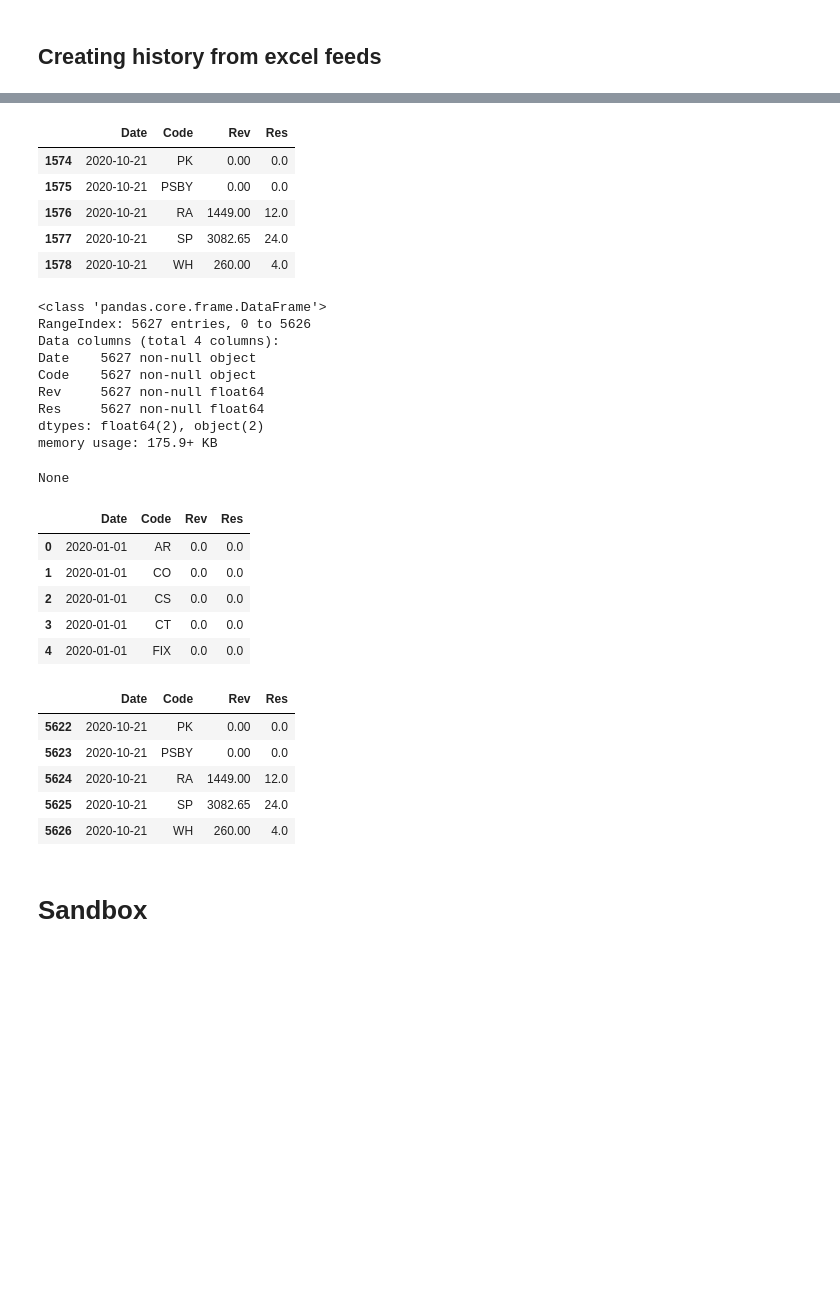
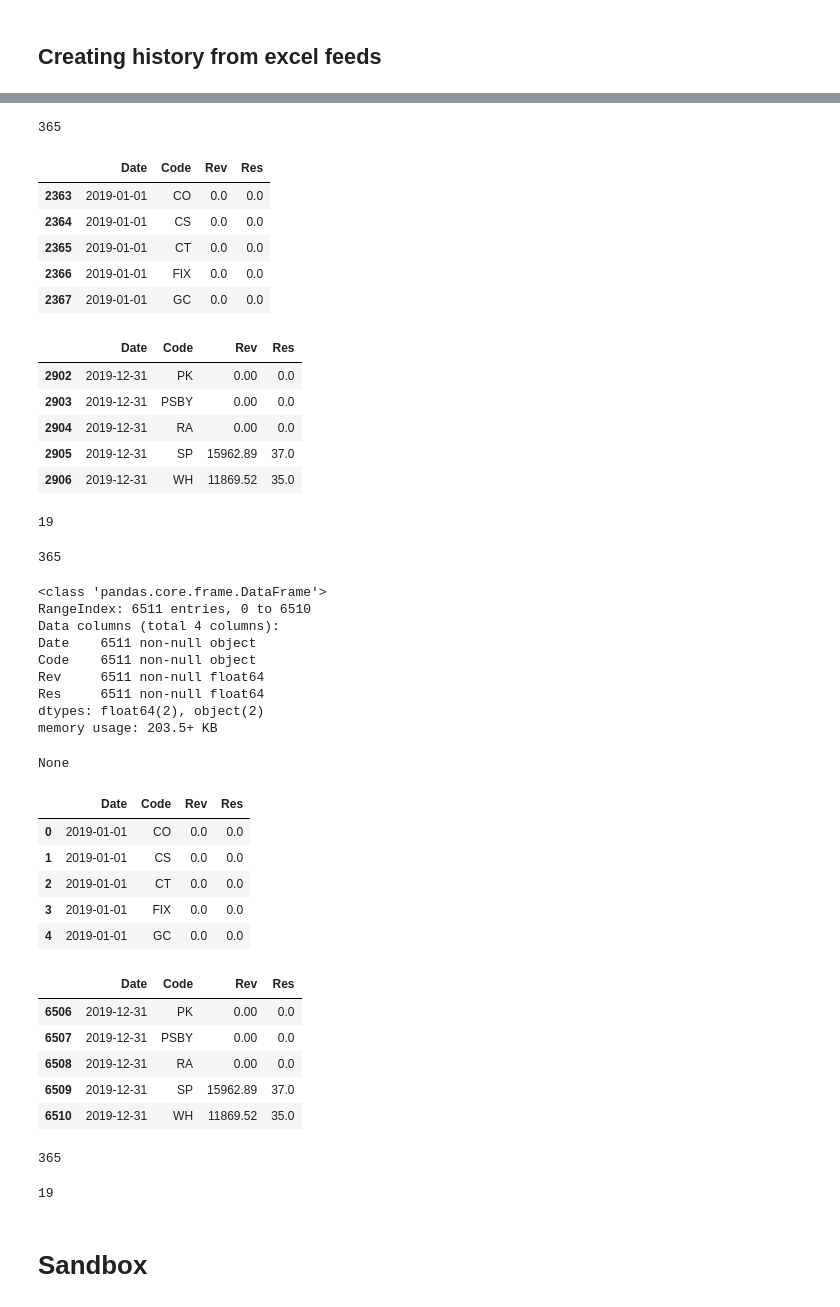
Before and after one commit to cjw21889/revreports, a Jupyter notebook: notebooks/Arlo.ipynb, the cells around one changed output, grey strips where cells are left out. Cells and saved outputs as stored; diff of their text form; code cells hidden in the pictures; blank space fills up the shorter version.

```diff
--- a/notebooks/Arlo.ipynb
+++ b/notebooks/Arlo.ipynb
@@ -226,5 +256,5 @@ history.loc[8595:8596, 'Date'] = 'paste date here'
 # %%
 # input date filters to pull real actuals from start
-start_df = history[(history.Date.dt.year == 2020) & (history.Date.dt.month < 11) & (history.Date.dt.day < 22) ].copy()
+# start_df = history[(history.Date.dt.year == 2019)].copy()
 # comment out above and create the end df
-# end_df = history[(history.Date.dt.year == 2020) & (history.Date.dt.month < 11) & (history.Date.dt.day < 22) ].copy()
+# end_df = history[(history.Date.dt.year == 2019)].copy() #& (history.Date.dt.month < 11) & (history.Date.dt.day < 22) ].copy()
@@ -240,15 +303,32 @@ NameError: name 'start_df' is not defined
+# %%
+# cut off any overlapping dates once you have a start and end df
+start_df.Date.nunique() + end_df.Date.nunique()
+
+# start_df = start_df[start_df.Date.dt.month < 8]
+# %% [output]
+365
 # %%
 # concat the two dataframes
 full_year = pd.concat([start_df, end_df])
 # %%
-# check the date range
+# check the date range and overlaps
 display(full_year.head())
-full_year.tail()
+display(full_year.tail())
+display(full_year.Date.value_counts().max())
+full_year.Date.nunique()
 # %% [output]
 |  | Date | Code | Rev | Res |
-| 1574 | 2020-10-21 | PK | 0.00 | 0.0 |
-| 1575 | 2020-10-21 | PSBY | 0.00 | 0.0 |
-| 1576 | 2020-10-21 | RA | 1449.00 | 12.0 |
-| 1577 | 2020-10-21 | SP | 3082.65 | 24.0 |
-| 1578 | 2020-10-21 | WH | 260.00 | 4.0 |
+| 2363 | 2019-01-01 | CO | 0.0 | 0.0 |
+| 2364 | 2019-01-01 | CS | 0.0 | 0.0 |
+| 2365 | 2019-01-01 | CT | 0.0 | 0.0 |
+| 2366 | 2019-01-01 | FIX | 0.0 | 0.0 |
+| 2367 | 2019-01-01 | GC | 0.0 | 0.0 |
+|  | Date | Code | Rev | Res |
+| 2902 | 2019-12-31 | PK | 0.00 | 0.0 |
+| 2903 | 2019-12-31 | PSBY | 0.00 | 0.0 |
+| 2904 | 2019-12-31 | RA | 0.00 | 0.0 |
+| 2905 | 2019-12-31 | SP | 15962.89 | 37.0 |
+| 2906 | 2019-12-31 | WH | 11869.52 | 35.0 |
+19
+365
 # %%
@@ -261,30 +342,34 @@ load = pd.read_csv(file)
 # load the file and check
 display(load.info())
 display(load.head())
-load.tail()
+display(load.tail())
+display(load.Date.nunique())
+display(load.Date.value_counts().max())
 # %% [output]
 <class 'pandas.core.frame.DataFrame'>
-RangeIndex: 5627 entries, 0 to 5626
+RangeIndex: 6511 entries, 0 to 6510
 Data columns (total 4 columns):
-Date    5627 non-null object
-Code    5627 non-null object
-Rev     5627 non-null float64
-Res     5627 non-null float64
+Date    6511 non-null object
+Code    6511 non-null object
+Rev     6511 non-null float64
+Res     6511 non-null float64
 dtypes: float64(2), object(2)
-memory usage: 175.9+ KB
+memory usage: 203.5+ KB
 None
 |  | Date | Code | Rev | Res |
-| 0 | 2020-01-01 | AR | 0.0 | 0.0 |
-| 1 | 2020-01-01 | CO | 0.0 | 0.0 |
-| 2 | 2020-01-01 | CS | 0.0 | 0.0 |
-| 3 | 2020-01-01 | CT | 0.0 | 0.0 |
-| 4 | 2020-01-01 | FIX | 0.0 | 0.0 |
+| 0 | 2019-01-01 | CO | 0.0 | 0.0 |
+| 1 | 2019-01-01 | CS | 0.0 | 0.0 |
+| 2 | 2019-01-01 | CT | 0.0 | 0.0 |
+| 3 | 2019-01-01 | FIX | 0.0 | 0.0 |
+| 4 | 2019-01-01 | GC | 0.0 | 0.0 |
 |  | Date | Code | Rev | Res |
-| 5622 | 2020-10-21 | PK | 0.00 | 0.0 |
-| 5623 | 2020-10-21 | PSBY | 0.00 | 0.0 |
-| 5624 | 2020-10-21 | RA | 1449.00 | 12.0 |
-| 5625 | 2020-10-21 | SP | 3082.65 | 24.0 |
-| 5626 | 2020-10-21 | WH | 260.00 | 4.0 |
+| 6506 | 2019-12-31 | PK | 0.00 | 0.0 |
+| 6507 | 2019-12-31 | PSBY | 0.00 | 0.0 |
+| 6508 | 2019-12-31 | RA | 0.00 | 0.0 |
+| 6509 | 2019-12-31 | SP | 15962.89 | 37.0 |
+| 6510 | 2019-12-31 | WH | 11869.52 | 35.0 |
+365
+19
 # %% [markdown]
 # Sandbox
 # %%
```
Also changed, not shown: parts of 28 cells of this notebook, 4 other files.
